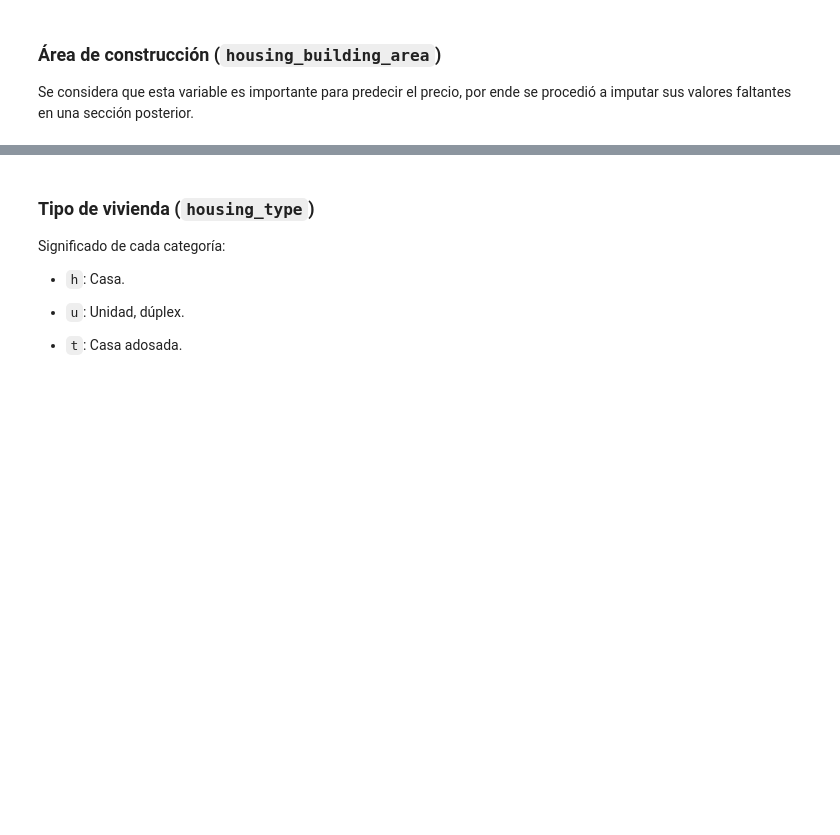
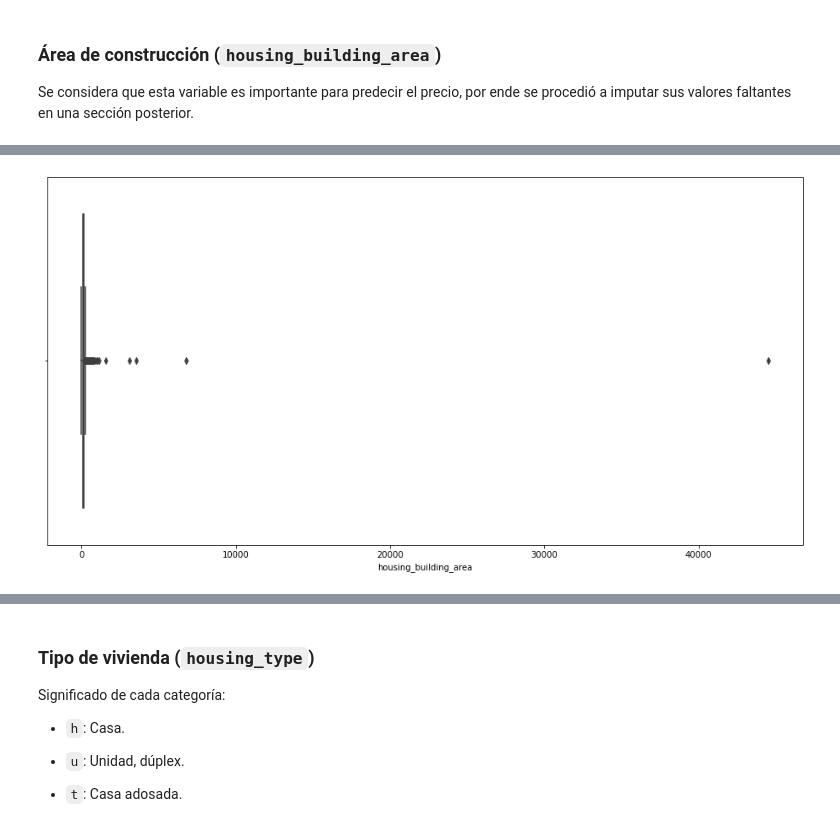
Before and after one commit to benjaminocampo/DataCuration, a Jupyter notebook: notebooks/exploration/melbourne_exploration.ipynb, the cells around one changed output, grey strips where cells are left out. Cells and saved outputs as stored; diff of their text form; code cells hidden in the pictures; blank space fills up the shorter version.

Commit message:
Outlier Building Area

```diff
--- a/notebooks/exploration/melbourne_exploration.ipynb
+++ b/notebooks/exploration/melbourne_exploration.ipynb
@@ -431 +409,8 @@ msno.bar(melb_housing_df[["housing_price", "housing_building_area"]],
 [figure]
+# %%
+plt.figure(figsize=(16, 8))
+seaborn.boxplot(x="housing_building_area",
+                data=melb_housing_df)
+plt.ticklabel_format(style="plain", axis="x")
+# %% [output]
+[figure, added]
```
Also changed, not shown: parts of 33 cells of this notebook.
